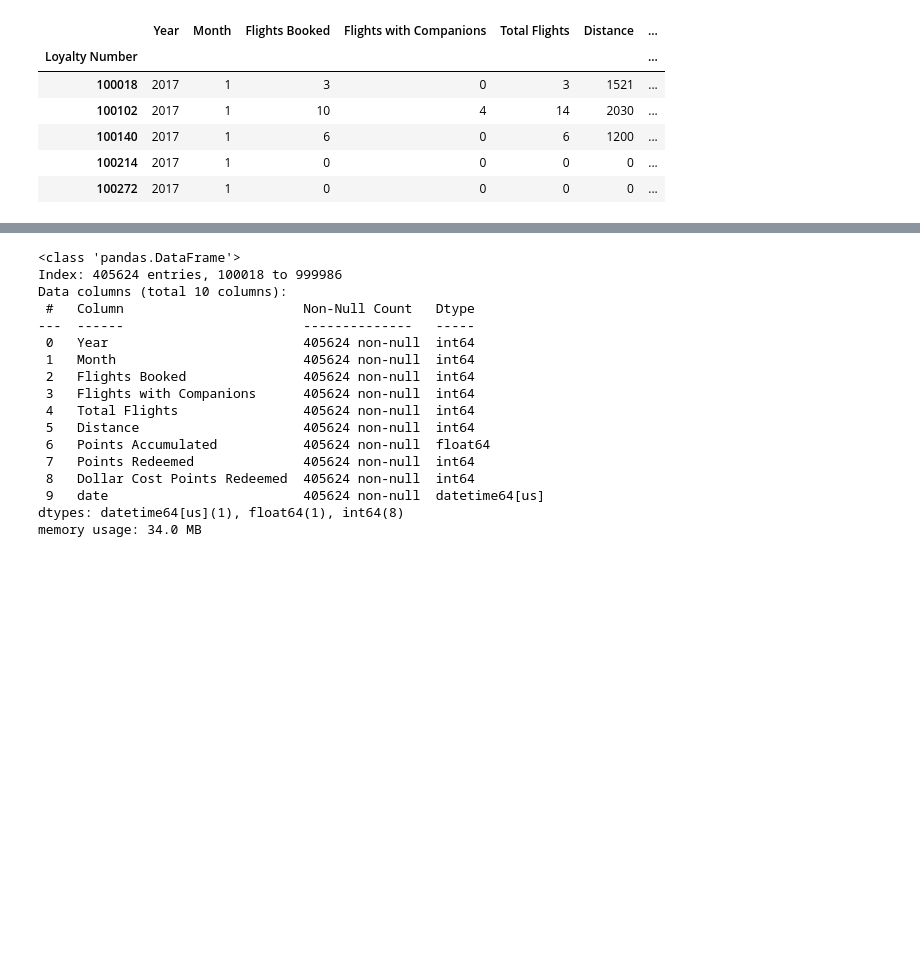
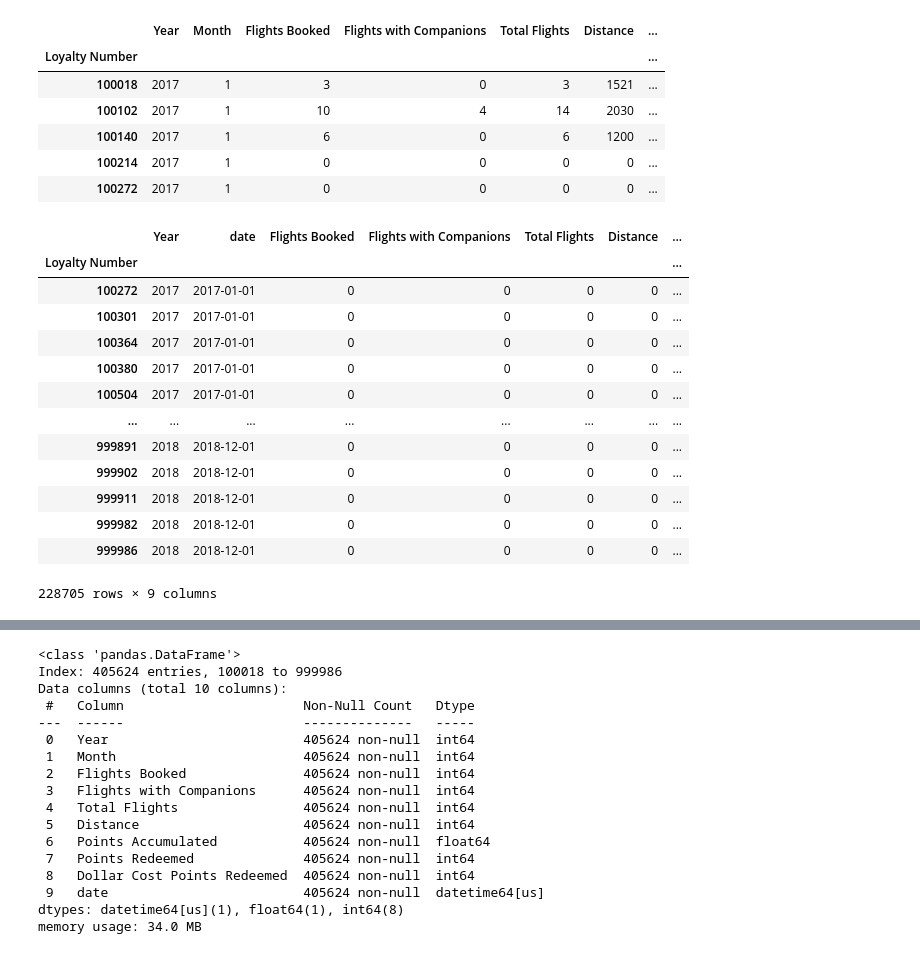
Before and after one commit to Adalab/bda-modulo-3-evaluacion-final-beatrizsjj, a Jupyter notebook: EDA.ipynb, the cells around one changed output, grey strips where cells are left out. Drawn from its saved outputs; the diff is of its cells as text; code cells hidden in the pictures; blank space fills up the shorter version.

```diff
--- a/EDA.ipynb
+++ b/EDA.ipynb
@@ -30,3 +35,20 @@ df_activity.insert(2, "date", columna)
+# %%
+df_activity[df_activity.duplicated()]
+# %% [output]
+|  | Year | date | Flights Booked | Flights with Companions | Total Flights | Distance | ... |
+| Loyalty Number |  |  |  |  |  |  | ... |
+| 100272 | 2017 | 2017-01-01 | 0 | 0 | 0 | 0 | ... |
+| 100301 | 2017 | 2017-01-01 | 0 | 0 | 0 | 0 | ... |
+| 100364 | 2017 | 2017-01-01 | 0 | 0 | 0 | 0 | ... |
+| 100380 | 2017 | 2017-01-01 | 0 | 0 | 0 | 0 | ... |
+| 100504 | 2017 | 2017-01-01 | 0 | 0 | 0 | 0 | ... |
+| ... | ... | ... | ... | ... | ... | ... | ... |
+| 999891 | 2018 | 2018-12-01 | 0 | 0 | 0 | 0 | ... |
+| 999902 | 2018 | 2018-12-01 | 0 | 0 | 0 | 0 | ... |
+| 999911 | 2018 | 2018-12-01 | 0 | 0 | 0 | 0 | ... |
+| 999982 | 2018 | 2018-12-01 | 0 | 0 | 0 | 0 | ... |
+| 999986 | 2018 | 2018-12-01 | 0 | 0 | 0 | 0 | ... |
+228705 rows × 9 columns
 # %%
 df_activity
 # %% [output]
```
Also changed, not shown: parts of 11 cells of this notebook, 1 other file.
